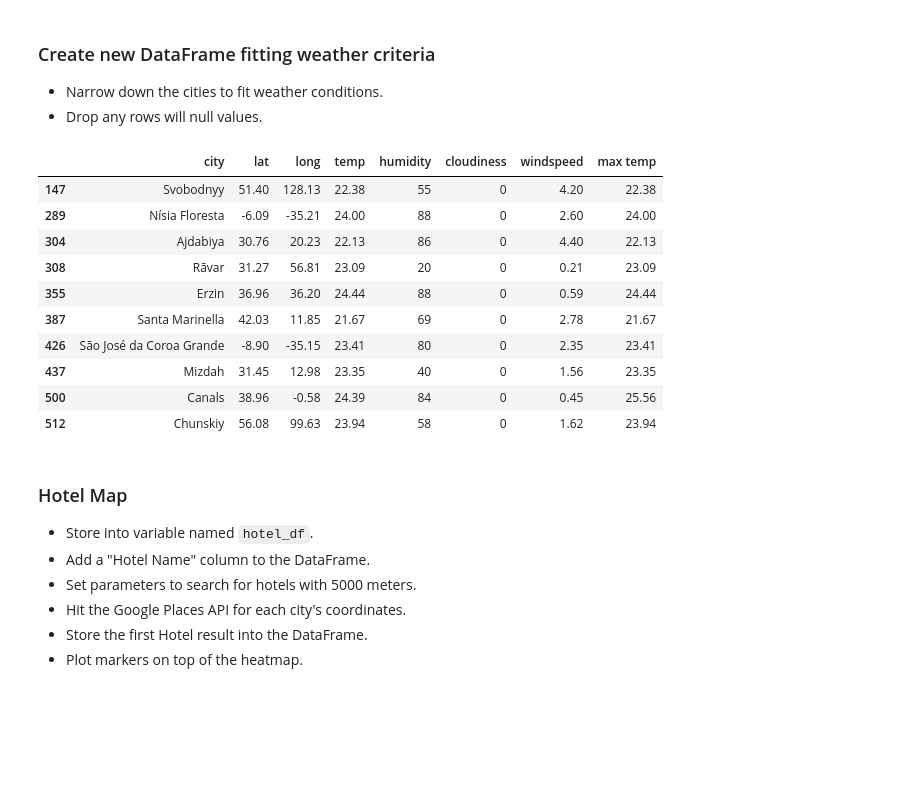
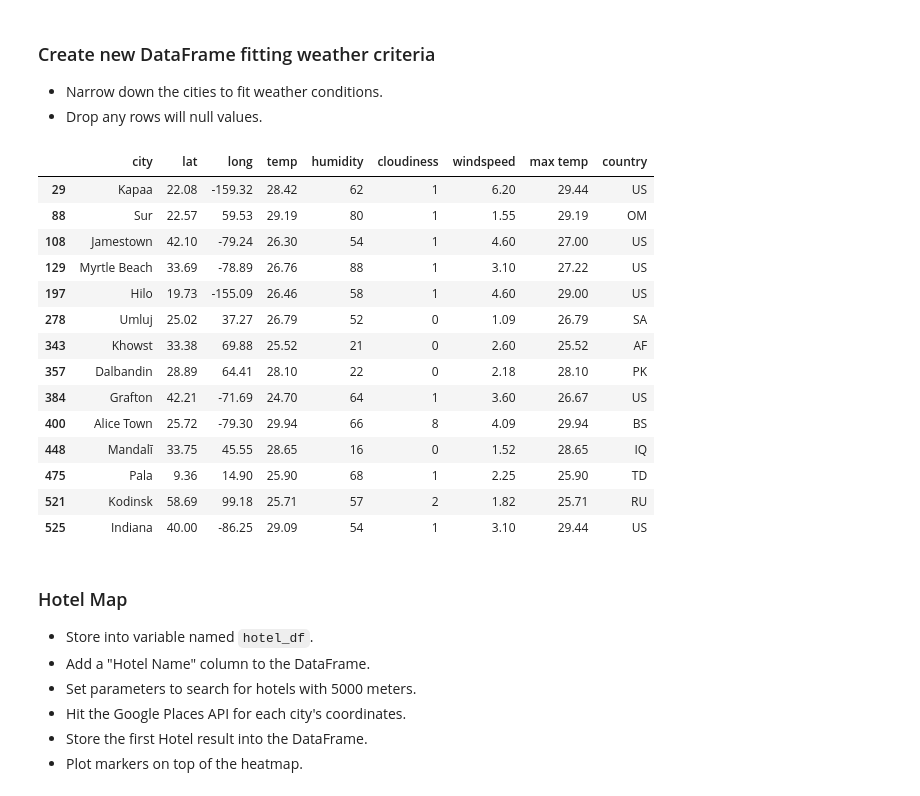
Before and after one commit to markwsutton/API-Challenge, a Jupyter notebook: VacationPy.ipynb, the cells around one changed output. Drawn from its saved outputs; the diff is of its cells as text; code cells hidden in the pictures; blank space fills up the shorter version.

```diff
--- a/VacationPy.ipynb
+++ b/VacationPy.ipynb
@@ -78,22 +75,24 @@ fig
 # %%
 # narrow by: temp between 70 and 80, windspeed less than 5, 0 cloudiness
 # create new df, drop rest of rows
-vacay_df = opened_df.loc[(opened_df["temp"] > 20) & (opened_df["temp"] < 25) & (opened_df["windspeed"] < 5) & (opened_df["cloudiness"] == 0)]
-#df2 = df.loc[((df['a'] > 1) & (df['b'] > 0)) | ((df['a'] < 1) & (df['c'] == 100))]
-
+vacay_df = opened_df.loc[(opened_df["max temp"] > 25) & (opened_df["max temp"] < 30) & (opened_df["windspeed"] < 10) & (opened_df["cloudiness"] < 10)]
 vacay_df
 # %% [output]
-|  | city | lat | long | temp | humidity | cloudiness | windspeed | max temp |
-| 147 | Svobodnyy | 51.40 | 128.13 | 22.38 | 55 | 0 | 4.20 | 22.38 |
-| 289 | Nísia Floresta | -6.09 | -35.21 | 24.00 | 88 | 0 | 2.60 | 24.00 |
-| 304 | Ajdabiya | 30.76 | 20.23 | 22.13 | 86 | 0 | 4.40 | 22.13 |
-| 308 | Rāvar | 31.27 | 56.81 | 23.09 | 20 | 0 | 0.21 | 23.09 |
-| 355 | Erzin | 36.96 | 36.20 | 24.44 | 88 | 0 | 0.59 | 24.44 |
-| 387 | Santa Marinella | 42.03 | 11.85 | 21.67 | 69 | 0 | 2.78 | 21.67 |
-| 426 | São José da Coroa Grande | -8.90 | -35.15 | 23.41 | 80 | 0 | 2.35 | 23.41 |
-| 437 | Mizdah | 31.45 | 12.98 | 23.35 | 40 | 0 | 1.56 | 23.35 |
-| 500 | Canals | 38.96 | -0.58 | 24.39 | 84 | 0 | 0.45 | 25.56 |
-| 512 | Chunskiy | 56.08 | 99.63 | 23.94 | 58 | 0 | 1.62 | 23.94 |
+|  | city | lat | long | temp | humidity | cloudiness | windspeed | max temp | country |
+| 29 | Kapaa | 22.08 | -159.32 | 28.42 | 62 | 1 | 6.20 | 29.44 | US |
+| 88 | Sur | 22.57 | 59.53 | 29.19 | 80 | 1 | 1.55 | 29.19 | OM |
+| 108 | Jamestown | 42.10 | -79.24 | 26.30 | 54 | 1 | 4.60 | 27.00 | US |
+| 129 | Myrtle Beach | 33.69 | -78.89 | 26.76 | 88 | 1 | 3.10 | 27.22 | US |
+| 197 | Hilo | 19.73 | -155.09 | 26.46 | 58 | 1 | 4.60 | 29.00 | US |
+| 278 | Umluj | 25.02 | 37.27 | 26.79 | 52 | 0 | 1.09 | 26.79 | SA |
+| 343 | Khowst | 33.38 | 69.88 | 25.52 | 21 | 0 | 2.60 | 25.52 | AF |
+| 357 | Dalbandin | 28.89 | 64.41 | 28.10 | 22 | 0 | 2.18 | 28.10 | PK |
+| 384 | Grafton | 42.21 | -71.69 | 24.70 | 64 | 1 | 3.60 | 26.67 | US |
+| 400 | Alice Town | 25.72 | -79.30 | 29.94 | 66 | 8 | 4.09 | 29.94 | BS |
+| 448 | Mandalī | 33.75 | 45.55 | 28.65 | 16 | 0 | 1.52 | 28.65 | IQ |
+| 475 | Pala | 9.36 | 14.90 | 25.90 | 68 | 1 | 2.25 | 25.90 | TD |
+| 521 | Kodinsk | 58.69 | 99.18 | 25.71 | 57 | 2 | 1.82 | 25.71 | RU |
+| 525 | Indiana | 40.00 | -86.25 | 29.09 | 54 | 1 | 3.10 | 29.44 | US |
 # %% [markdown]
 ### Hotel Map
 * Store into variable named `hotel_df`.
```
Also changed, not shown: parts of 7 cells of this notebook.
